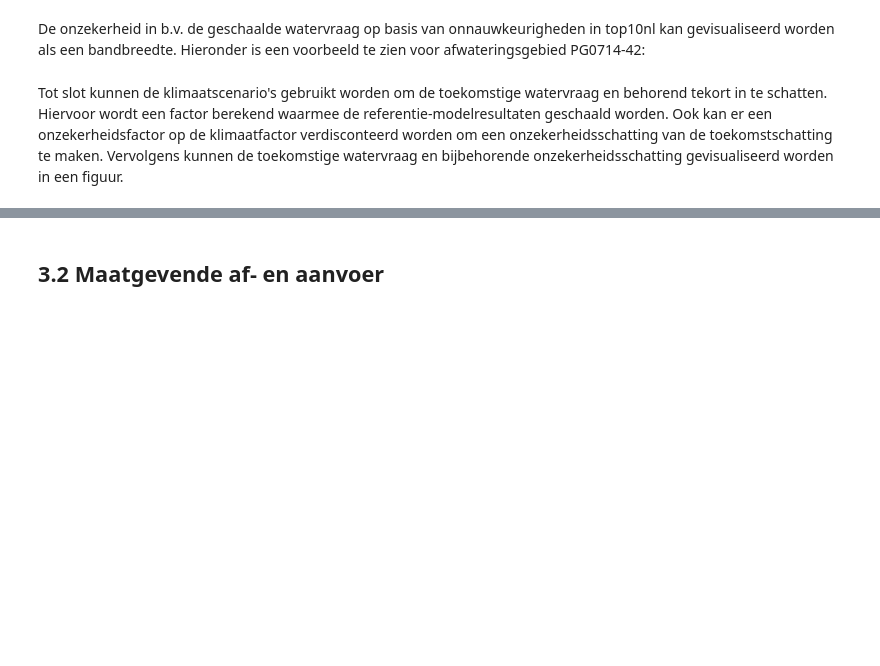
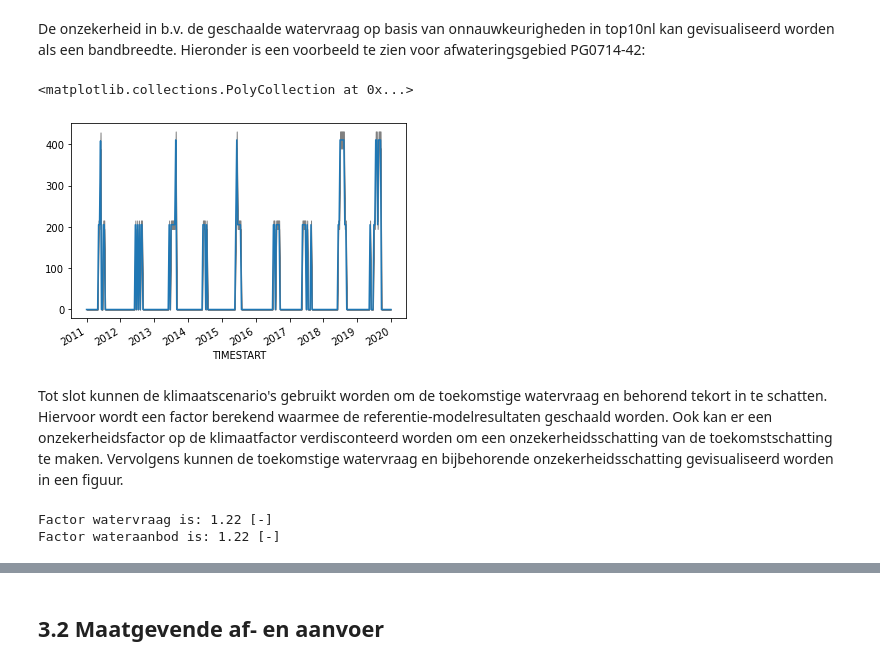
Before and after one commit to RuudHurkmans/hdsrhipy, a Jupyter notebook: notebooks/Workflow_Hydrologische_informatieproducten.ipynb, the cells around one changed output, grey strips where cells are left out. Drawn from its saved outputs; the diff is of its cells as text; code cells hidden in the pictures; blank space fills up the shorter version.

```diff
--- a/notebooks/Workflow_Hydrologische_informatieproducten.ipynb
+++ b/notebooks/Workflow_Hydrologische_informatieproducten.ipynb
@@ -299,34 +310,38 @@ if True:
 # %% [markdown]
 De onzekerheid in b.v. de geschaalde watervraag op basis van onnauwkeurigheden in top10nl kan gevisualiseerd worden als een bandbreedte. Hieronder is een voorbeeld te zien voor afwateringsgebied PG0714-42:
 # %%
-if False:
-    #%% visualisatie van onzekerheid oppervlakte top10nl (b.v. watervraag landbouw)
-    code_afwateringsgebied = 'PG0714-42'
+#%% visualisatie van onzekerheid oppervlakte top10nl (b.v. watervraag landbouw)
+code_afwateringsgebied = 'PG0714-42'
 
-    df_ref = pd.read_csv(f'{ref_dir}\mozart_schaalgebied_{code_afwateringsgebied}_geschaald.csv', parse_dates=True, index_col=[0])
-    df_min5 = pd.read_csv(f'{min5_dir}\mozart_schaalgebied_{code_afwateringsgebied}_geschaald.csv', parse_dates=True, index_col=[0])
-    df_plus5 = pd.read_csv(f'{plus5_dir}\mozart_schaalgebied_{code_afwateringsgebied}_geschaald.csv', parse_dates=True, index_col=[0])
+df_ref = pd.read_csv(f'{ref_dir}\mozart_schaalgebied_{code_afwateringsgebied}_geschaald.csv', parse_dates=True, index_col=[0])
+df_min5 = pd.read_csv(f'{min5_dir}\mozart_schaalgebied_{code_afwateringsgebied}_geschaald.csv', parse_dates=True, index_col=[0])
+df_plus5 = pd.read_csv(f'{plus5_dir}\mozart_schaalgebied_{code_afwateringsgebied}_geschaald.csv', parse_dates=True, index_col=[0])
 
-    fig, ax = plt.subplots()
-    df_ref['watervraag_landbouw'].plot(ax=ax, legend=False)
-    ax.fill_between(df_min5.index, df_min5['watervraag_landbouw'], df_plus5['watervraag_landbouw'], color='grey')
+fig, ax = plt.subplots()
+df_ref['watervraag_landbouw'].plot(ax=ax, legend=False)
+ax.fill_between(df_min5.index, df_min5['watervraag_landbouw'], df_plus5['watervraag_landbouw'], color='grey')
+# %% [output]
+<matplotlib.collections.PolyCollection at 0x...>
+[figure, added]
 # %% [markdown]
 Tot slot kunnen de klimaatscenario's gebruikt worden om de toekomstige watervraag en behorend tekort in te schatten. Hiervoor wordt een factor berekend waarmee de referentie-modelresultaten geschaald worden. Ook kan er een onzekerheidsfactor op de klimaatfactor verdisconteerd worden om een onzekerheidsschatting van de toekomstschatting te maken. Vervolgens kunnen de toekomstige watervraag en bijbehorende onzekerheidsschatting gevisualiseerd worden in een figuur.
 # %%
-if False:
-    # definieer de scenarios
-    scenarios = ['REF2017', 'W2050']
+# definieer de scenarios
+scenarios = ['REF2017', 'W2050']
 
-    # definieer de map waar de scenario-data staan
-    directory = os.path.join(data_path,'mozart','lhm_toekomst')
+# definieer de map waar de scenario-data staan
+directory = os.path.join(data_path,'mozart')
 
-    # bepaal factor d.m.v. klimaatscenarios
-    referentie.bepaal_factor_klimaatscenarios(directory, scenarios)
+# bepaal factor d.m.v. klimaatscenarios
+referentie.bepaal_factor_klimaatscenarios(directory, scenarios)
 
-    # definieer onzekerheid klimaatfactor
-    onzekerheid_klimaat = 0.05 # 5%
+# definieer onzekerheid klimaatfactor
+onzekerheid_klimaat = 0.05 # 5%
 
-    df_ref_watervraag_toekomst = df_ref*referentie.klimaatfactor['watervraag']
-    df_min5_watervraag_toekomst = df_ref*(referentie.klimaatfactor['watervraag']-onzekerheid_klimaat)
-    df_plus5_watervraag_toekomst = df_ref*(referentie.klimaatfactor['watervraag']+onzekerheid_klimaat)
+df_ref_watervraag_toekomst = df_ref*referentie.klimaatfactor['watervraag']
+df_min5_watervraag_toekomst = df_ref*(referentie.klimaatfactor['watervraag']-onzekerheid_klimaat)
+df_plus5_watervraag_toekomst = df_ref*(referentie.klimaatfactor['watervraag']+onzekerheid_klimaat)
+# %% [output]
+Factor watervraag is: 1.22 [-]
+Factor wateraanbod is: 1.22 [-]
 # %%
```
Also changed, not shown: parts of 41 cells of this notebook, 7 other files.
